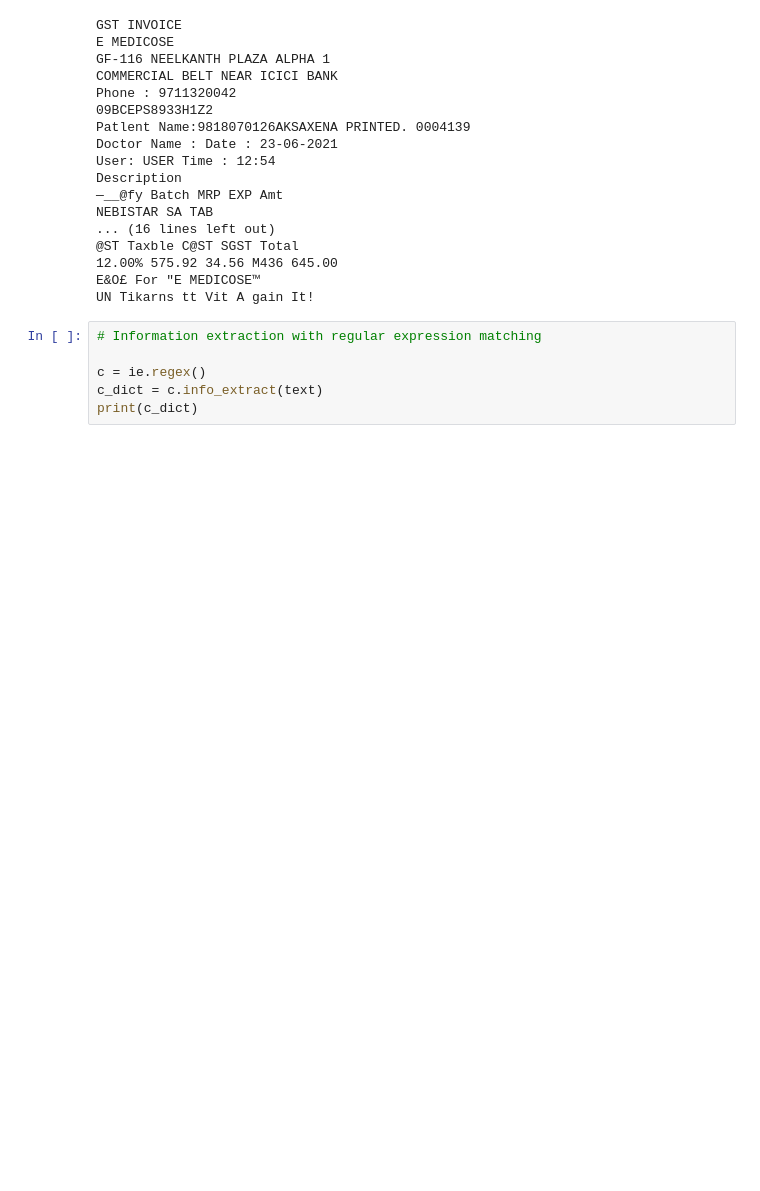
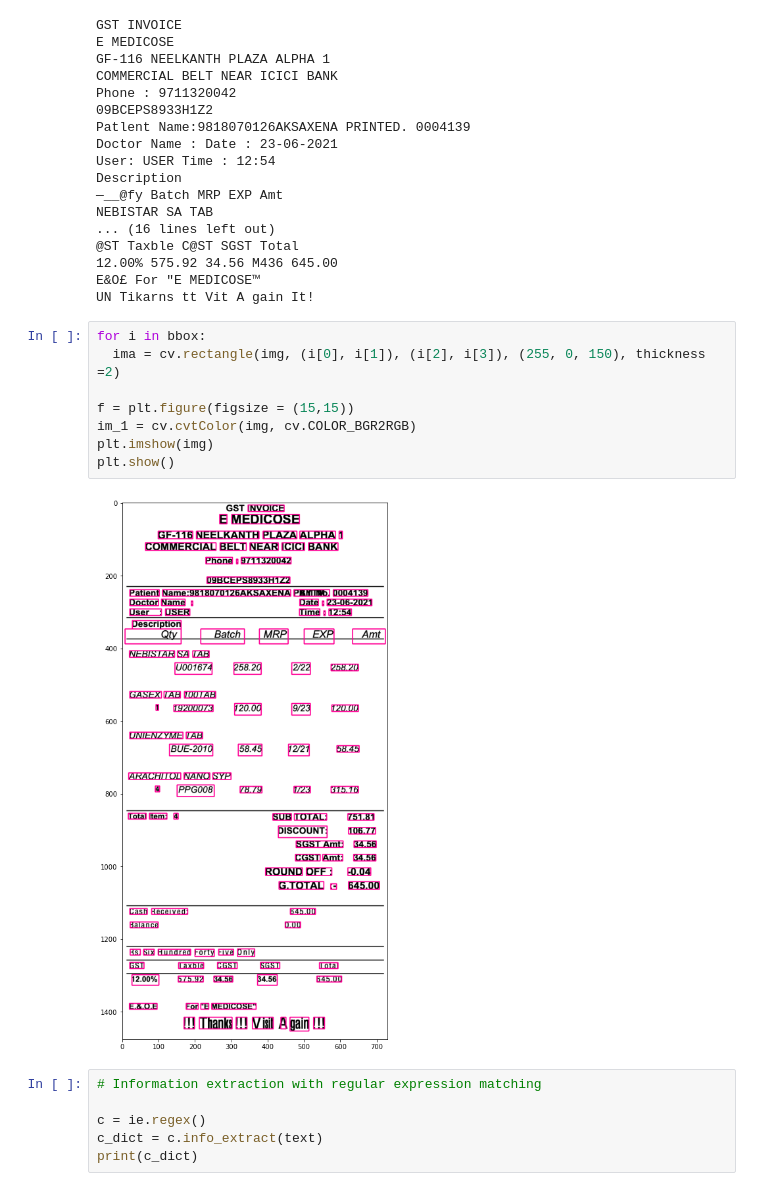
Before and after one commit to Buttermint69/OCR_Information_Extraction, a Jupyter notebook: ocr_info_extract.ipynb, the cells around one changed output. Saved outputs shown, nothing was run; the diff lists cells and outputs as text; blank space fills up the shorter version.

```diff
--- a/ocr_info_extract.ipynb
+++ b/ocr_info_extract.ipynb
@@ -57,6 +57,16 @@ NEBISTAR SA TAB
 12.00% 575.92 34.56 M436 645.00
 E&O£ For "E MEDICOSE™
 UN Tikarns tt Vit A gain It!
+# %%
+for i in bbox:
+  ima = cv.rectangle(img, (i[0], i[1]), (i[2], i[3]), (255, 0, 150), thickness =2)
+
+f = plt.figure(figsize = (15,15))
+im_1 = cv.cvtColor(img, cv.COLOR_BGR2RGB)
+plt.imshow(img)
+plt.show()
+# %% [output]
+[figure, added]
 # %%
 # Information extraction with regular expression matching
 
```
